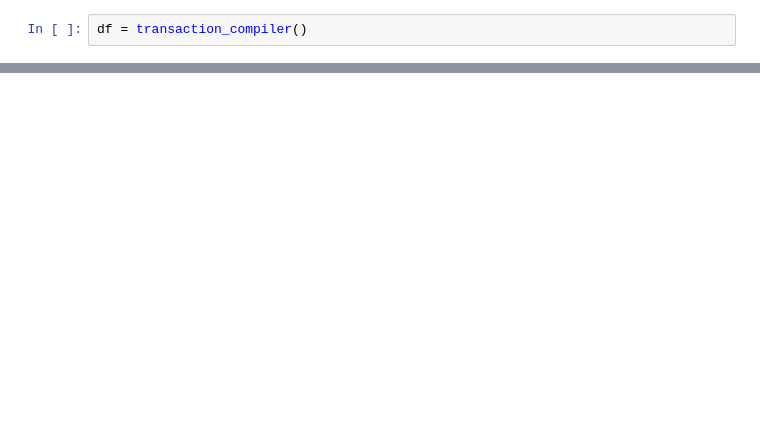
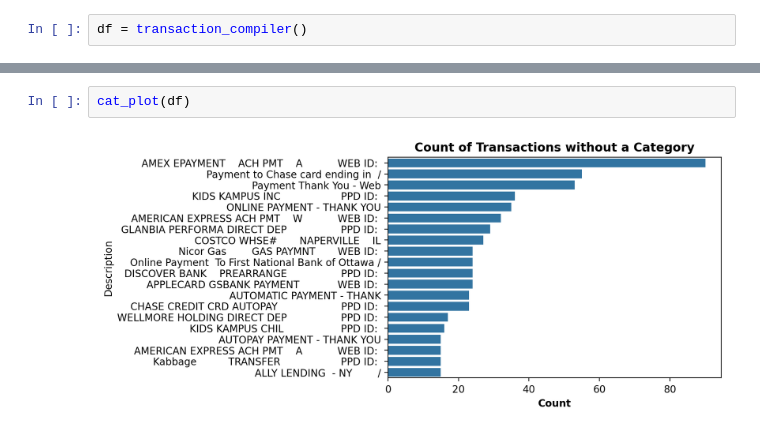
Before and after one commit to blombard24/financial-account-analysis, a Jupyter notebook: test_notebook.ipynb, the cells around one changed output, grey strips where cells are left out. Drawn from its saved outputs; the diff is of its cells as text; blank space fills up the shorter version.

```diff
--- a/test_notebook.ipynb
+++ b/test_notebook.ipynb
@@ -82,2 +110,6 @@ Index(['AMEX EPAYMENT    ACH PMT    A           WEB ID: ',
+# %%
+cat_plot(df)
+# %% [output]
+[figure, added]
 # %%
 sns.barplot(y = val_counts.index[:20], x= val_counts.values[:20])
```
Also changed, not shown: parts of 15 cells of this notebook, 1 other file.
